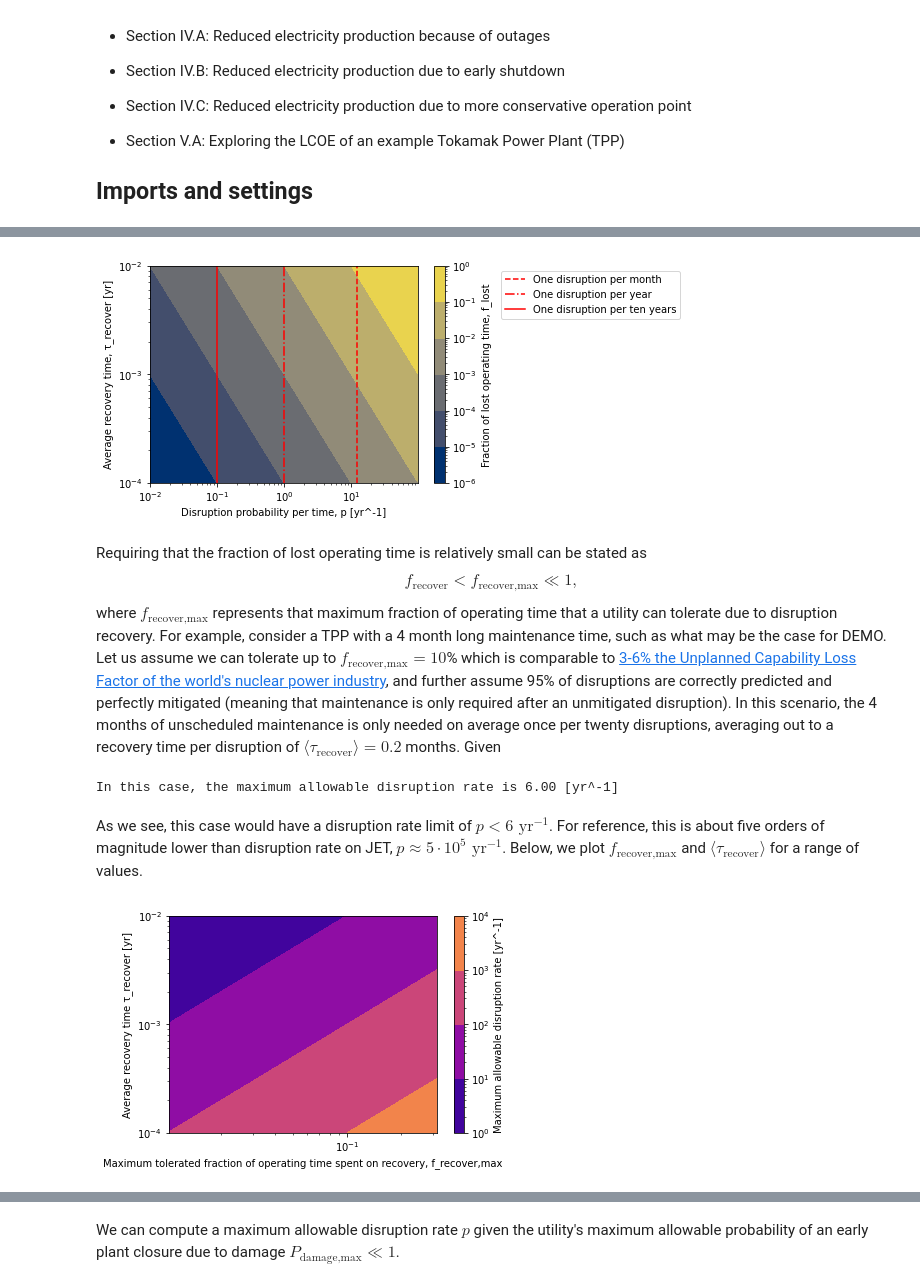
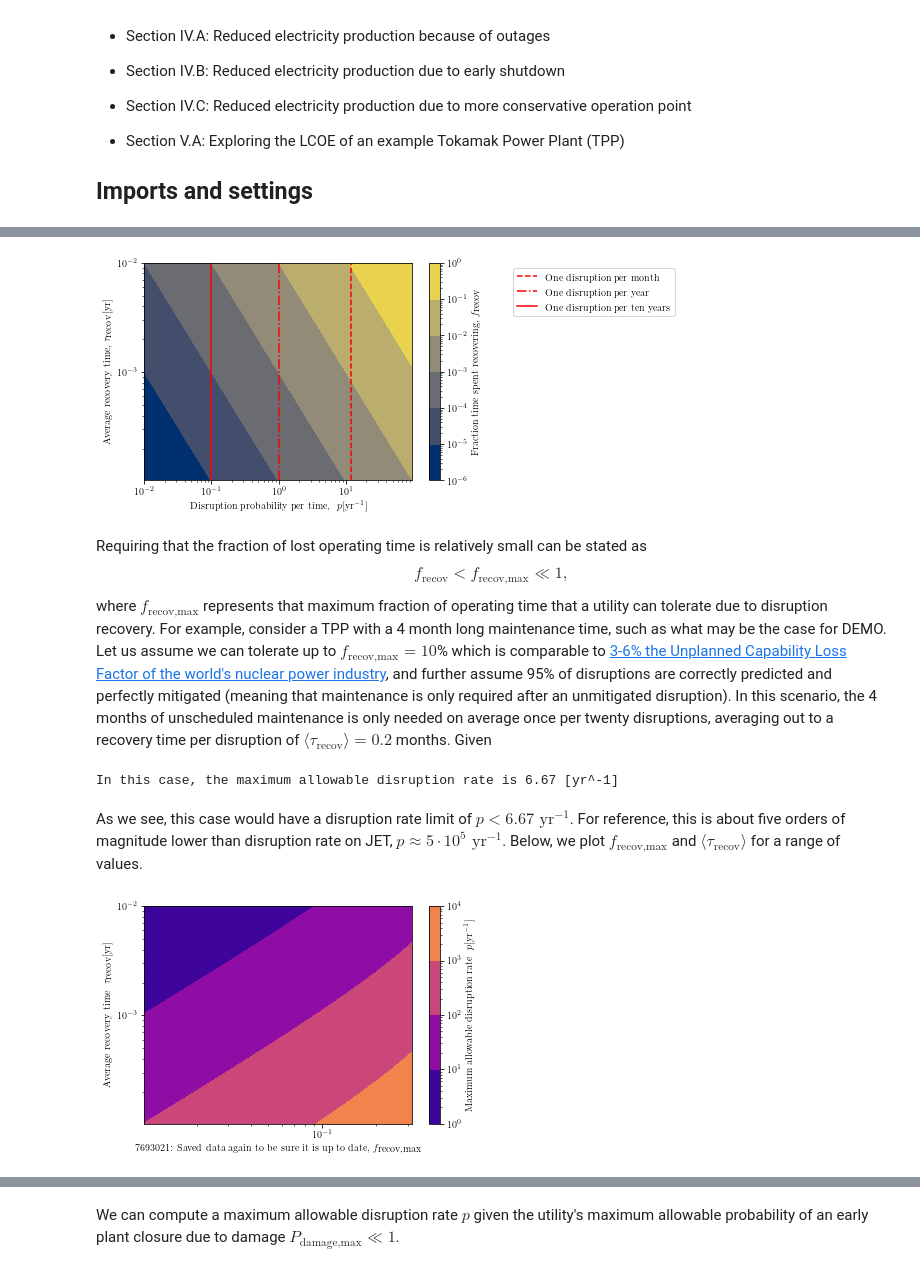
Before and after one commit to andrew-maris/disruptions-tokamak-economics, a Jupyter notebook: model_plots_data.ipynb, the cells around one changed output, grey strips where cells are left out. Drawn from its saved outputs; the diff is of its cells as text; code cells hidden in the pictures.

Commit message:
Exact form of f_recov, change recoc subscript

```diff
--- a/model_plots_data.ipynb
+++ b/model_plots_data.ipynb
@@ -29,8 +29,8 @@ import copy
 
 ################################
 # Settings
-save_data = False #If true, saves data to .npy files and plots to .png files in the respective directories
-render_LaTeX = False #If true, renders labels in plots using LaTeX
+save_data = True #If true, saves data to .npy files and plots to .png files in the respective directories
+render_LaTeX = True #If true, renders labels in plots using LaTeX
 if render_LaTeX:
     plt.rcParams['text.usetex'] = True
 
@@ -65,11 +70,11 @@ where $p$ is the probability of disruption per unit time and $\langle \tau_{\tex
 # %%
 #Function to compute f_lost
 def get_f_recover(p,tau):
-    return p*tau
+    return p*tau/(1+ p*tau)
 
 #### Parameter range to scan
 p_scan = np.logspace(-2,1.99,50) # Range of disruption rate values to scan, [year^-1]
-tau_scan = np.logspace(-2,-4,40) # Range of characteristic damage time values to scan, [year^-1]
+tau_scan = np.logspace(-2,-3.99,40) # Range of characteristic damage time values to scan, [year^-1]
 
 #Perform scan
 p_mesh, tau_mesh, f_array = scan_2d(p_scan, tau_scan, get_f_recover)
@@ -86,8 +91,8 @@ if render_LaTeX:
     plt.legend(bbox_to_anchor=(2, 1.0))
 
     #Add labels
-    cbr.set_label(r'\textrm{Fraction of lost operating time, }$f_{\textrm{lost}}$')
-    plt.ylabel(r'\textrm{Average recovery time, }$ \tau_{\textrm{recover}} [\textrm{yr}]$')
+    cbr.set_label(r'\textrm{Fraction time spent recovering, }$f_{\textrm{recov}}$')
+    plt.ylabel(r'\textrm{Average recovery time, }$ \tau_{\textrm{recov}} [\textrm{yr}]$')
     plt.xlabel(r'\textrm{Disruption probability per time, } $p [\textrm{yr}^{-1}]$')
 else:
     #Include lines showing one disruption per month, etc.
@@ -97,8 +102,8 @@ else:
     plt.legend(bbox_to_anchor=(2, 1.0))
 
     #Add labels
-    cbr.set_label('Fraction of lost operating time, f_lost')
-    plt.ylabel('Average recovery time, τ_recover [yr]')
+    cbr.set_label('Fraction of lost operating time, f_recov')
+    plt.ylabel('Average recovery time, τ_recov [yr]')
     plt.xlabel('Disruption probability per time, p [yr^-1]')
 
 plt.yscale('log')
@@ -111,24 +116,24 @@ if save_data:
     np.save('Data/tau_mesh.npy', tau_mesh)
     np.save('Data/f_array.npy', f_array)
 # %% [output]
-[figure, old version]
+[figure, new version]
 # %% [markdown]
 Requiring that the fraction of lost operating time is relatively small can be stated as
 $$
-    f_{\textrm{recover}}  < f_{\textrm{recover,max}} \ll 1,
+    f_{\textrm{recov}}  < f_{\textrm{recov,max}} \ll 1,
 $$
-where $f_{\textrm{recover,max}}$ represents that maximum fraction of operating time that a utility can tolerate due to disruption recovery. For example, consider a TPP with a 4 month long maintenance time, such as what may be the case for DEMO. Let us assume we can tolerate up to $f_{\textrm{recover,max}} = 10$\% which is comparable to [3-6\% the Unplanned Capability Loss Factor of the world's nuclear power industry](https://pris.iaea.org/pris/worldstatistics/worldtrendinunplannedcapabilitylossfactor.aspx), and further assume 95\% of disruptions are correctly predicted and perfectly mitigated (meaning that maintenance is only required after an unmitigated disruption). In this scenario, the 4 months of unscheduled maintenance is only needed on average once per twenty disruptions, averaging out to a recovery time per disruption of $\langle \tau_{\textrm{recover}} \rangle = 0.2$ months. Given
+where $f_{\textrm{recov,max}}$ represents that maximum fraction of operating time that a utility can tolerate due to disruption recovery. For example, consider a TPP with a 4 month long maintenance time, such as what may be the case for DEMO. Let us assume we can tolerate up to $f_{\textrm{recov,max}} = 10$\% which is comparable to [3-6\% the Unplanned Capability Loss Factor of the world's nuclear power industry](https://pris.iaea.org/pris/worldstatistics/worldtrendinunplannedcapabilitylossfactor.aspx), and further assume 95\% of disruptions are correctly predicted and perfectly mitigated (meaning that maintenance is only required after an unmitigated disruption). In this scenario, the 4 months of unscheduled maintenance is only needed on average once per twenty disruptions, averaging out to a recovery time per disruption of $ \langle \tau_{\textrm{recov}} \rangle = 0.2$ months. Given
 # %%
 #Function to compute maximum allowable disruption rate given f_lost_max
 def get_p_recover(f_recover_max,tau):
-    return f_recover_max/(tau)
+    return f_recover_max/(tau*(1-f_recover_max))
 
 p_example_recover = get_p_recover(0.10,0.2/12)
 print(f'In this case, the maximum allowable disruption rate is {p_example_recover:.2f} [yr^-1]')
 # %% [output]
-In this case, the maximum allowable disruption rate is 6.00 [yr^-1]
+In this case, the maximum allowable disruption rate is 6.67 [yr^-1]
 # %% [markdown]
-As we see, this case would have a disruption rate limit of $p < 6 \textrm{ yr}^{-1}$. For reference, this is about five orders of magnitude lower than disruption rate on JET, $p \approx 5 \cdot 10^{5} \textrm{ yr}^{-1}$. Below, we plot  $f_{\textrm{recover,max}}$ and $\langle \tau_{\textrm{recover}} \rangle$ for a range of values.
+As we see, this case would have a disruption rate limit of $p < 6.67 \textrm{ yr}^{-1}$. For reference, this is about five orders of magnitude lower than disruption rate on JET, $p \approx 5 \cdot 10^{5} \textrm{ yr}^{-1}$. Below, we plot  $f_{\textrm{recov,max}}$ and $\langle \tau_{\textrm{recov}} \rangle$ for a range of values.
 # %%
 #### Parameter range to scan
 f_recover_max_scan = np.logspace(-0.5,-1.99,50) #[-] Maximum fraction of operating time that a utility can tolerate due to disruption recovery
@@ -138,29 +143,29 @@ f_recover_max_mesh, tau_mesh, p_req_recover =  scan_2d(f_recover_max_scan, tau_s
 # %%
 #Create contour plot and color bar
 plt.contourf(f_recover_max_mesh,tau_mesh,p_req_recover,norm=colors.LogNorm(vmin=p_req_recover.min(), vmax=1e5),cmap='plasma')
 cbr= plt.colorbar()
 
 #Add labels
 if render_LaTeX:
-    cbr.set_label(r'\textrm{Maximum allowable disruption rate } $ [\textrm{yr}^{-1}]$')
-    plt.ylabel(r'\textrm{Average recovery time } $\tau_{\textrm{recover}}  [\textrm{yr}] $')
-    plt.xlabel(r'\textrm{7693021: Saved data again to be sure it is up to date, }$f_{\textrm{recover,max}}$')
+    cbr.set_label(r'\textrm{Maximum allowable disruption rate } $p [\textrm{yr}^{-1}]$')
+    plt.ylabel(r'\textrm{Average recovery time } $\tau_{\textrm{recov}}  [\textrm{yr}] $')
+    plt.xlabel(r'\textrm{7693021: Saved data again to be sure it is up to date, }$f_{\textrm{recov,max}}$')
 else:
     cbr.set_label('Maximum allowable disruption rate [yr^-1]')
-    plt.ylabel('Average recovery time τ_recover [yr]')
-    plt.xlabel('Maximum tolerated fraction of operating time spent on recovery, f_recover,max')
+    plt.ylabel('Average recovery time τ_recov [yr]')
+    plt.xlabel('Maximum tolerated fraction of operating time spent on recovery, f_recov,max')
 
 plt.yscale('log')
 plt.xscale('log')
 
 #Save plot and data from plot
 if save_data:
     plt.savefig('Plots/lost_time_disrupt_rate_limit.png',dpi=200)
     np.save('Data/f_recover_max_mesh.npy', f_recover_max_mesh)
     np.save('Data/tau_mesh.npy', tau_mesh)
     np.save('Data/p_req_recover.npy', p_req_recover)
 # %% [output]
-[figure, old version]
+[figure, new version]
 # %% [markdown]
 ## Reduced electricity production due to early shutdown
 
```
Also changed, not shown: parts of 10 cells of this notebook, 6 other files.
